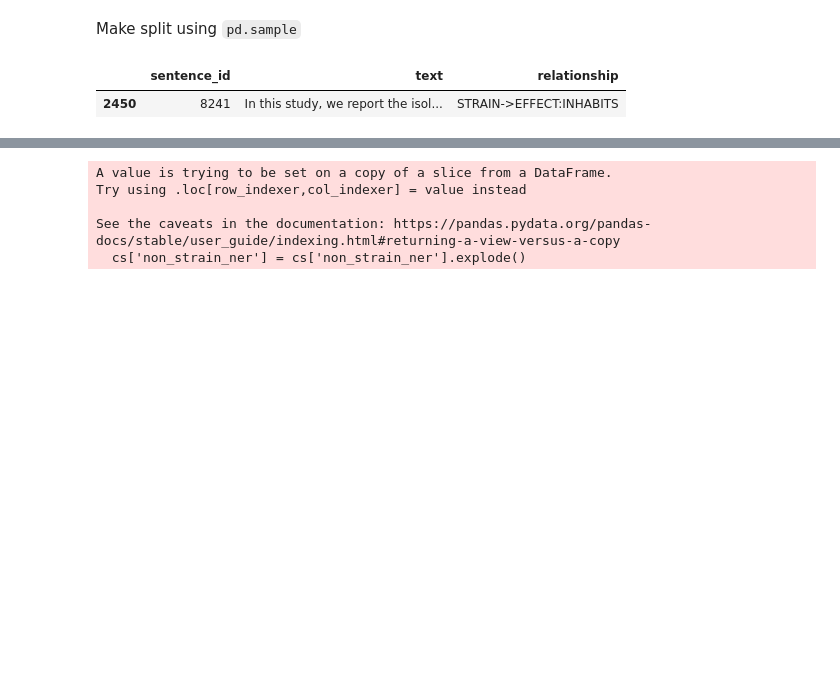
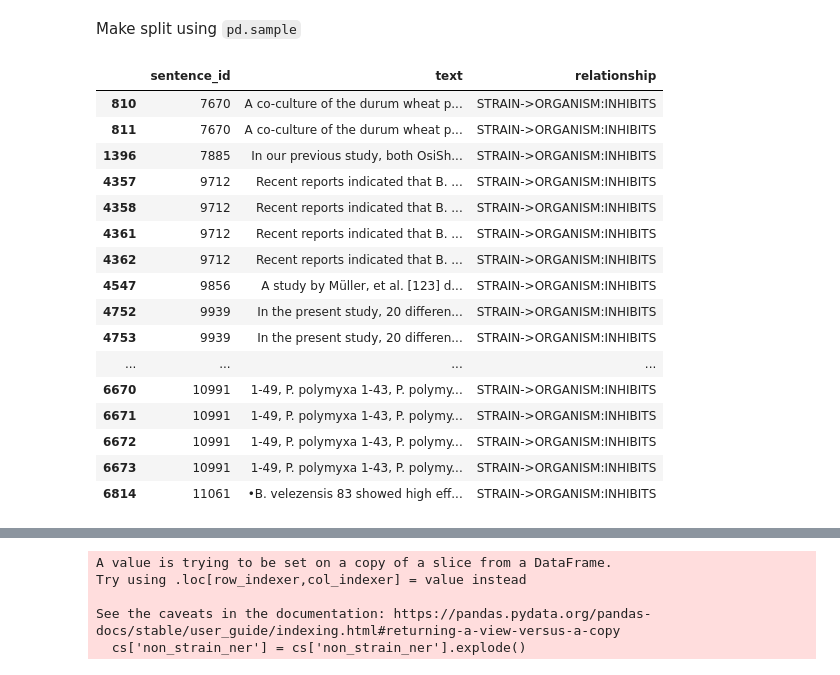
Before and after one commit to danielzmbp/NLP4Pheno, a Jupyter notebook: notebooks/summary_label.ipynb, the cells around one changed output, grey strips where cells are left out. Saved outputs shown, nothing was run; the diff lists cells and outputs as text; code cells hidden in the pictures; blank space fills up the shorter version.

```diff
--- a/notebooks/summary_label.ipynb
+++ b/notebooks/summary_label.ipynb
@@ -156,10 +164,25 @@ Make split using `pd.sample`
 # %%
 counts = pd.DataFrame(relationships).value_counts()
 # %%
-df[df["relationship"]=="STRAIN->EFFECT:INHABITS"]
+df[df["relationship"]=="STRAIN->ORGANISM:INHIBITS"]
 # %% [output]
 |  | sentence_id | text | relationship |
-| 2450 | 8241 | In this study, we report the isol... | STRAIN->EFFECT:INHABITS |
+| 810 | 7670 | A co-culture of the durum wheat p... | STRAIN->ORGANISM:INHIBITS |
+| 811 | 7670 | A co-culture of the durum wheat p... | STRAIN->ORGANISM:INHIBITS |
+| 1396 | 7885 | In our previous study, both OsiSh... | STRAIN->ORGANISM:INHIBITS |
+| 4357 | 9712 | Recent reports indicated that B. ... | STRAIN->ORGANISM:INHIBITS |
+| 4358 | 9712 | Recent reports indicated that B. ... | STRAIN->ORGANISM:INHIBITS |
+| 4361 | 9712 | Recent reports indicated that B. ... | STRAIN->ORGANISM:INHIBITS |
+| 4362 | 9712 | Recent reports indicated that B. ... | STRAIN->ORGANISM:INHIBITS |
+| 4547 | 9856 | A study by Müller, et al. [123] d... | STRAIN->ORGANISM:INHIBITS |
+| 4752 | 9939 | In the present study, 20 differen... | STRAIN->ORGANISM:INHIBITS |
+| 4753 | 9939 | In the present study, 20 differen... | STRAIN->ORGANISM:INHIBITS |
+| ... | ... | ... | ... |
+| 6670 | 10991 | 1-49, P. polymyxa 1-43, P. polymy... | STRAIN->ORGANISM:INHIBITS |
+| 6671 | 10991 | 1-49, P. polymyxa 1-43, P. polymy... | STRAIN->ORGANISM:INHIBITS |
+| 6672 | 10991 | 1-49, P. polymyxa 1-43, P. polymy... | STRAIN->ORGANISM:INHIBITS |
+| 6673 | 10991 | 1-49, P. polymyxa 1-43, P. polymy... | STRAIN->ORGANISM:INHIBITS |
+| 6814 | 11061 | •B. velezensis 83 showed high eff... | STRAIN->ORGANISM:INHIBITS |
 # %%
 cnts = counts.reset_index()
 # %%
```
Also changed, not shown: parts of 18 cells of this notebook, 12 other files.
